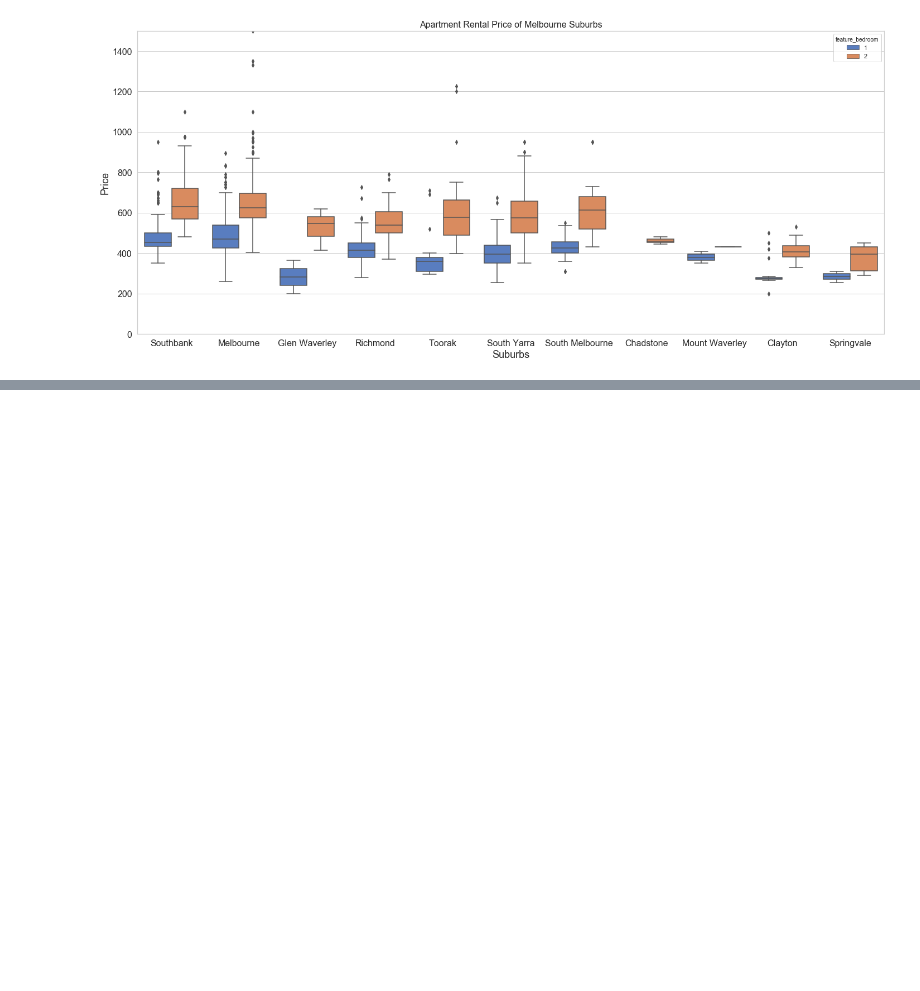
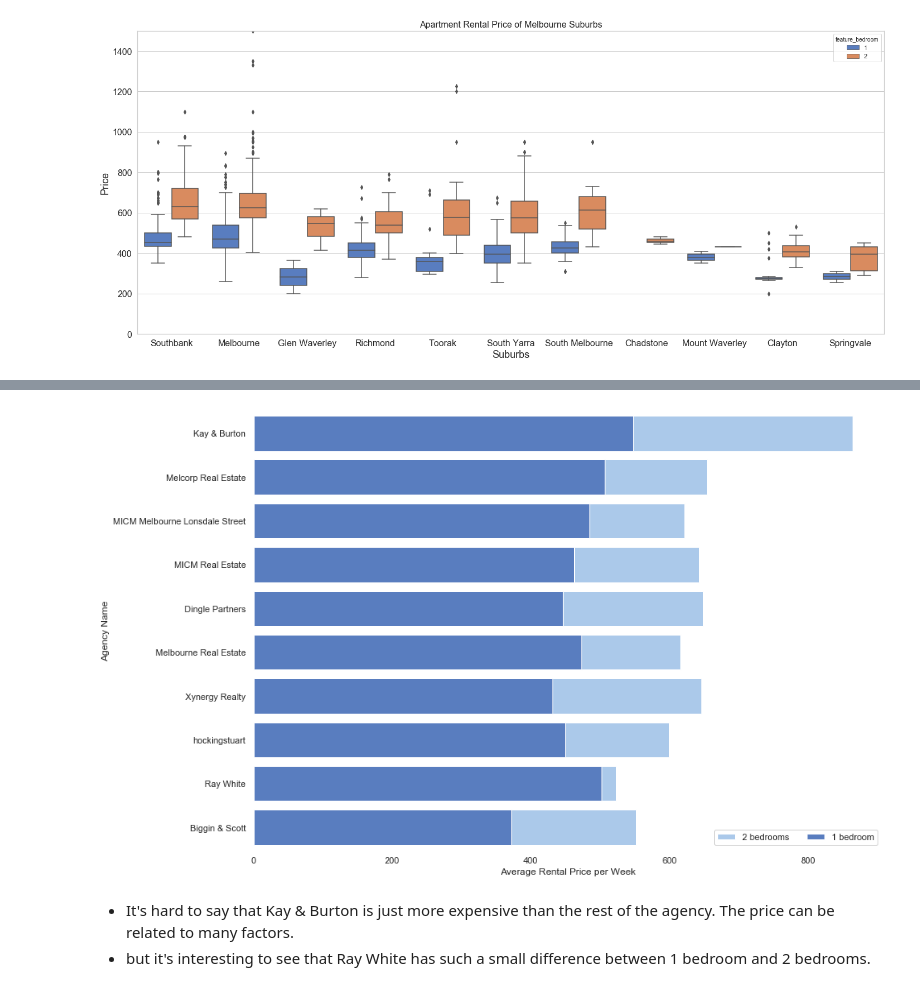
Before and after one commit to yaoyaoustc/project_Melbourne_rentals, a Jupyter notebook: P2_EDA.ipynb, the cells around one changed output, grey strips where cells are left out. Saved outputs shown, nothing was run; the diff lists cells and outputs as text; code cells hidden in the pictures; blank space fills up the shorter version.

```diff
--- a/P2_EDA.ipynb
+++ b/P2_EDA.ipynb
@@ -169,0 +185,25 @@ plot_detail_apt_price(df_clean)
+# %%
+def plot_price_agent(df_clean):
+    plotdata = df_clean.groupby('agent_brand').count()['price'] \
+                        .sort_values(ascending=False)[0:10] \
+                        .reset_index()
+    plot_data2 = df_clean.loc[(df_clean['property_type'] == 'Apartment') & (df_clean['feature_bedroom'] <= 2) & (df_clean['feature_bedroom'] != 0),]
+    temp = plot_data2.loc[plot_data2['agent_brand'].isin(plotdata.agent_brand),] \
+                    .groupby(('agent_brand','feature_bedroom')).mean()['price'].unstack(level=1)
+    temp.columns = ['bed1','bed2']
+    plotorder = temp.mean(axis=1).sort_values(ascending=False).index
+    sns.set_color_codes("pastel")
+    fig,ax = plt.subplots(figsize=(14,10))
+    ax = sns.barplot(temp.bed2,temp.index,label="2 bedrooms",color='b',order = plotorder)
+    sns.set_color_codes("muted")
+    ax = sns.barplot(temp.bed1,temp.index,label="1 bedroom",color='b',order = plotorder)
+    ax.legend(ncol=2, loc="lower right", frameon=True)
+    ax.set(xlabel="Average Rental Price per Week",ylabel="Agency Name")
+    sns.despine(left=True, bottom=True)
+# %%
+plot_price_agent(df_clean)
+# %% [output]
+[figure, added]
+# %% [markdown]
++ It's hard to say that Kay & Burton is just more expensive than the rest of the agency. The price can be related to many factors.
++ but it's interesting to see that Ray White has such a small difference between 1 bedroom and 2 bedrooms.
```
Also changed, not shown: parts of 9 cells of this notebook.
